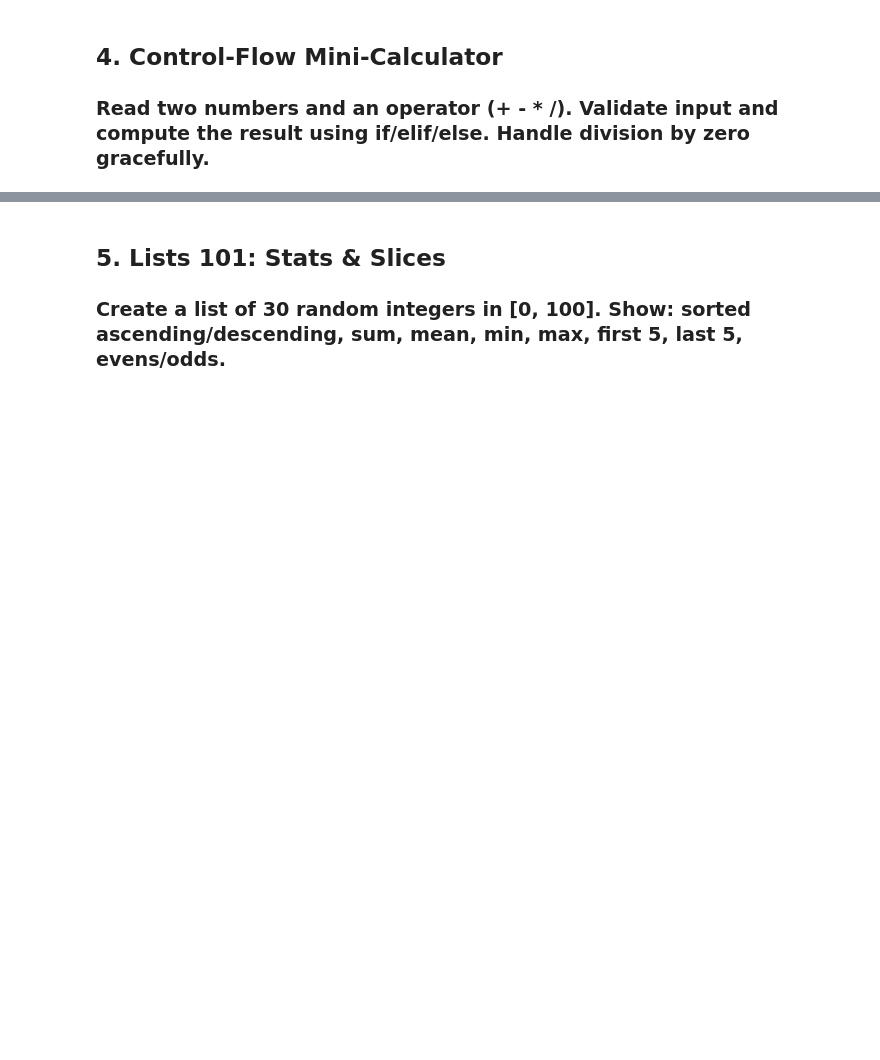
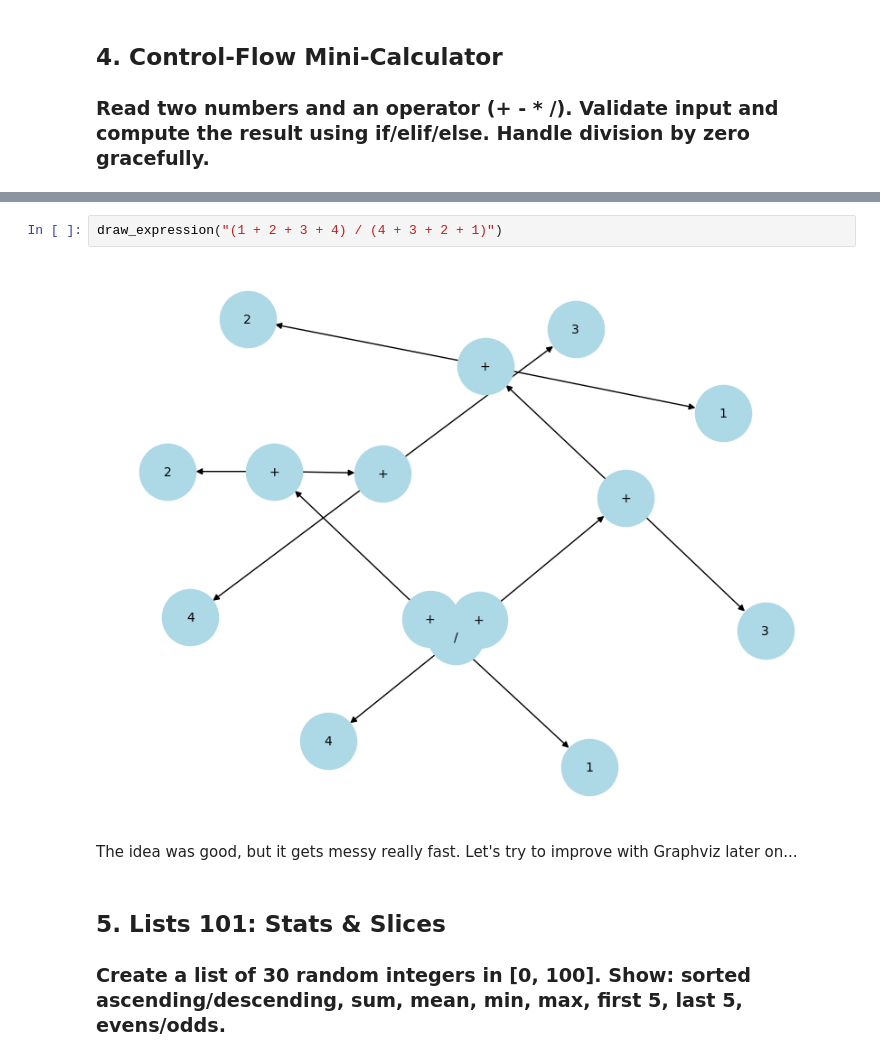
Before and after one commit to bquarkz/master-classes-empty, a Jupyter notebook: notebooks/c_exercises/week01_fundamentals.ipynb, the cells around one changed output, grey strips where cells are left out. Saved outputs shown, nothing was run; the diff lists cells and outputs as text; blank space fills up the shorter version.

```diff
--- a/notebooks/c_exercises/week01_fundamentals.ipynb
+++ b/notebooks/c_exercises/week01_fundamentals.ipynb
@@ -340,3 +351,9 @@ v
+# %%
+draw_expression("(1 + 2 + 3 + 4) / (4 + 3 + 2 + 1)")
+# %% [output]
+[figure, added]
+# %% [markdown]
+The idea was good, but it gets messy really fast. Let's try to improve with Graphviz later on...
 # %% [markdown]
 ## 5. Lists 101: Stats & Slices
 ### Create a list of 30 random integers in [0, 100]. Show: sorted ascending/descending, sum, mean, min, max, first 5, last 5, evens/odds.
```
Also changed, not shown: parts of 10 cells of this notebook, 2 other files.
